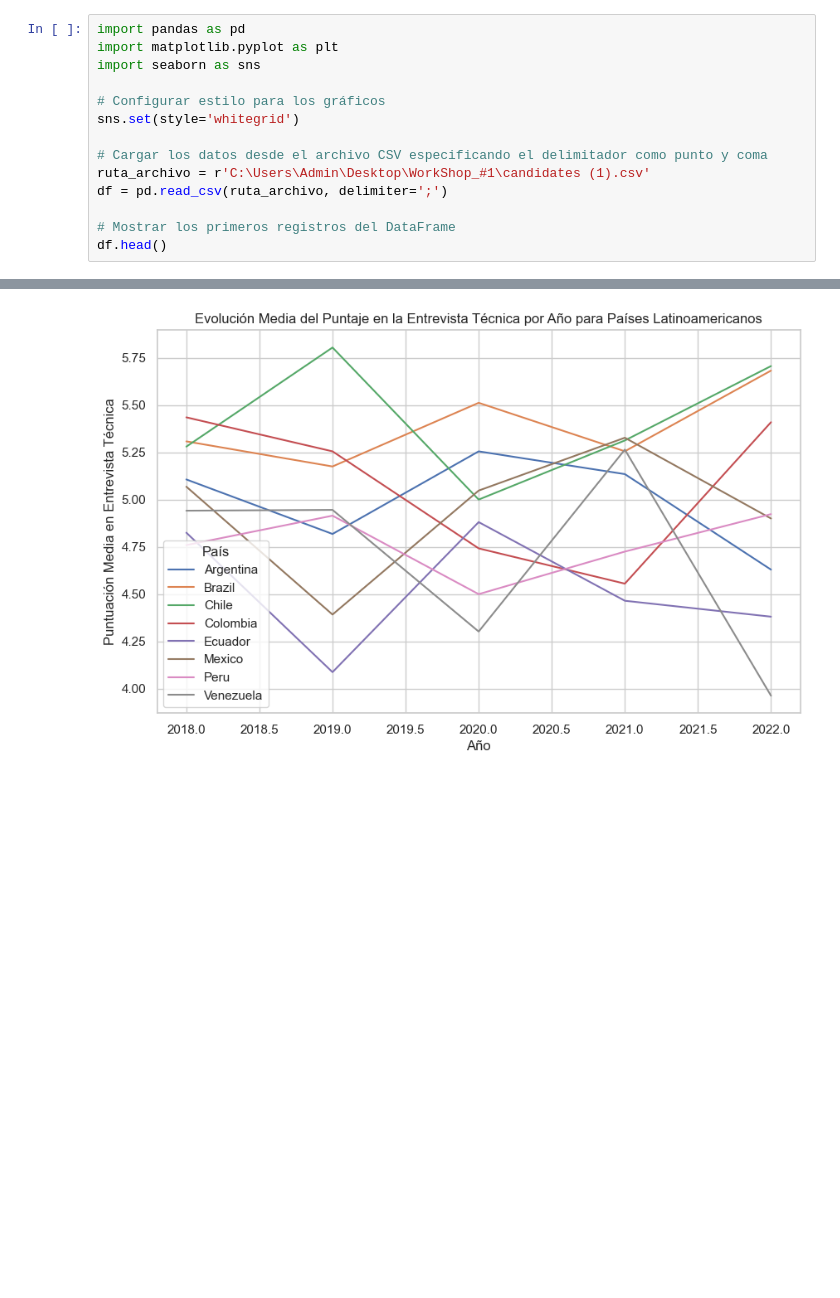
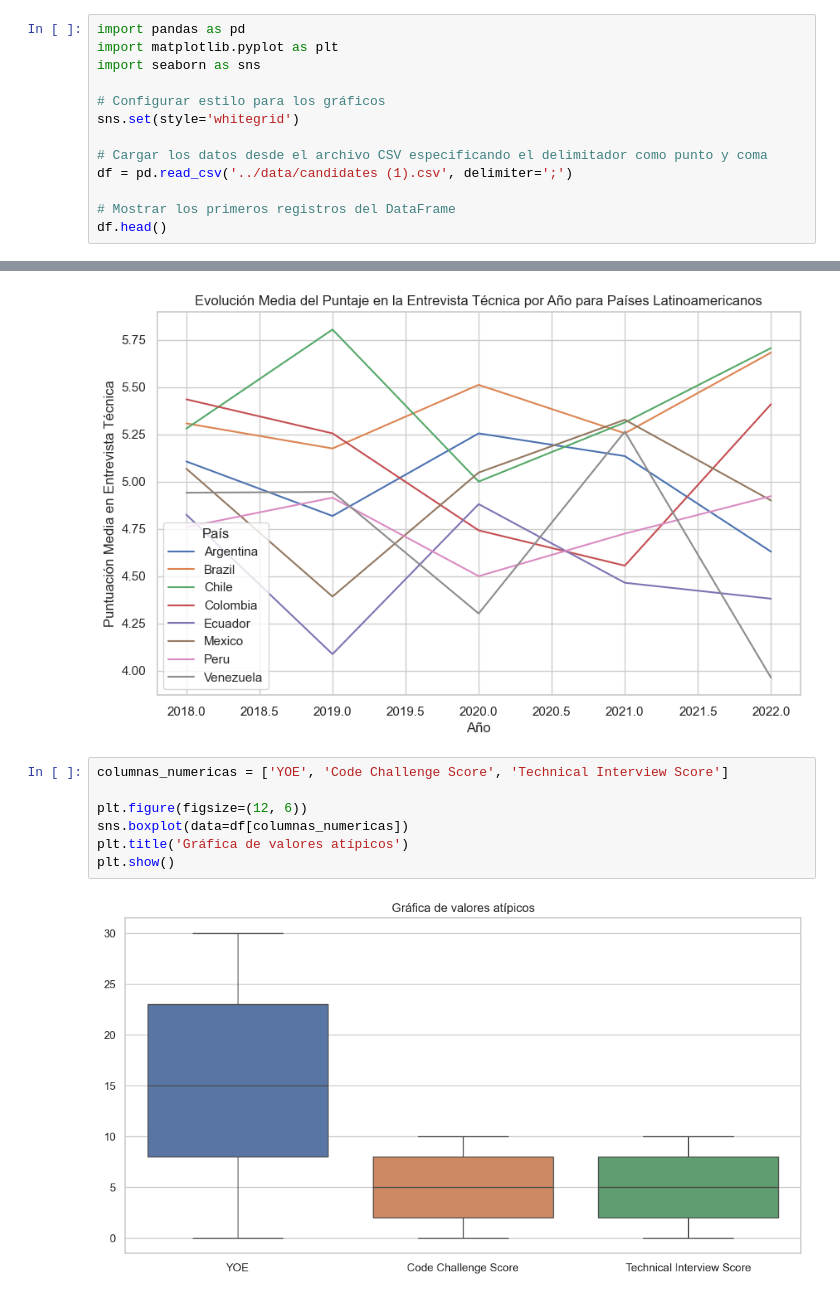
Before and after one commit to Davidmelo9133/WorkShop1_ETL, a Jupyter notebook: notebooks/candidates_EDA.ipynb, the cells around one changed output, grey strips where cells are left out. Cells and saved outputs as stored; diff of their text form; blank space fills up the shorter version.

```diff
--- a/notebooks/candidates_EDA.ipynb
+++ b/notebooks/candidates_EDA.ipynb
@@ -11,8 +11,7 @@ import seaborn as sns
 sns.set(style='whitegrid')
 
 # Cargar los datos desde el archivo CSV especificando el delimitador como punto y coma
-ruta_archivo = r'C:\Users\Admin\Desktop\WorkShop_#1\candidates (1).csv'
-df = pd.read_csv(ruta_archivo, delimiter=';')
+df = pd.read_csv('../data/candidates (1).csv', delimiter=';')
 
 # Mostrar los primeros registros del DataFrame
 df.head()
@@ -146,3 +148,12 @@ plt.legend(title='País')
 plt.show()
 # %% [output]
 [figure]
+# %%
+columnas_numericas = ['YOE', 'Code Challenge Score', 'Technical Interview Score']
+
+plt.figure(figsize=(12, 6))
+sns.boxplot(data=df[columnas_numericas])
+plt.title('Gráfica de valores atípicos')
+plt.show()
+# %% [output]
+[figure, added]
```
Also changed, not shown: parts of 2 cells of this notebook.
